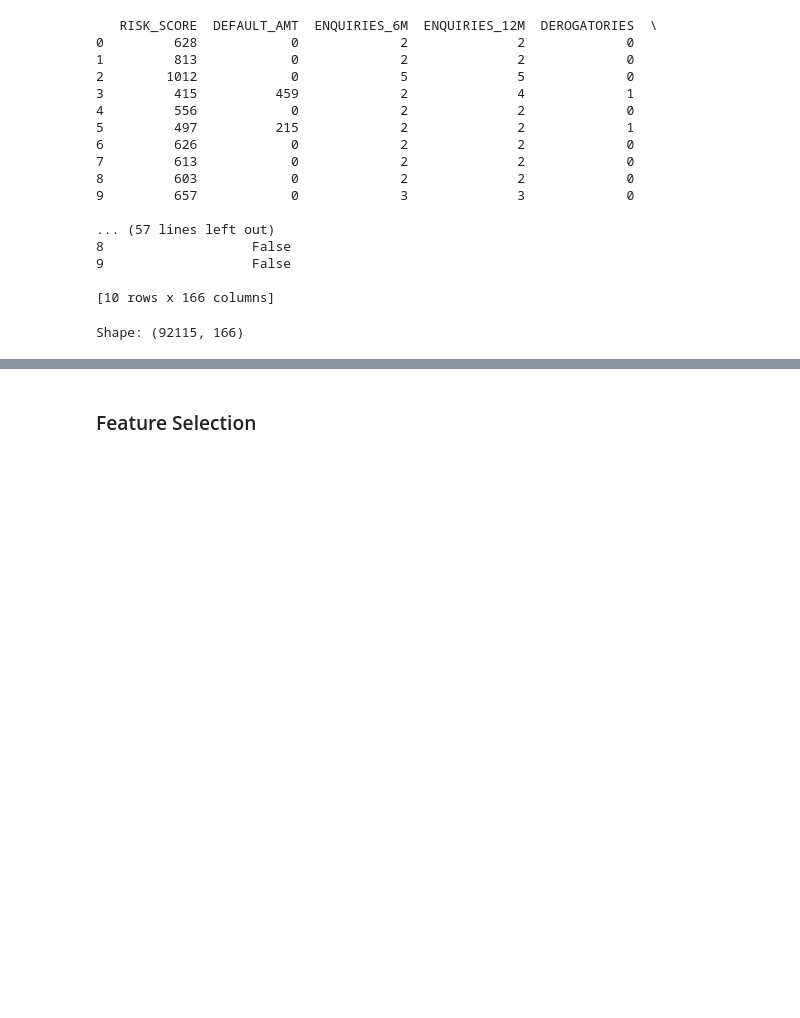
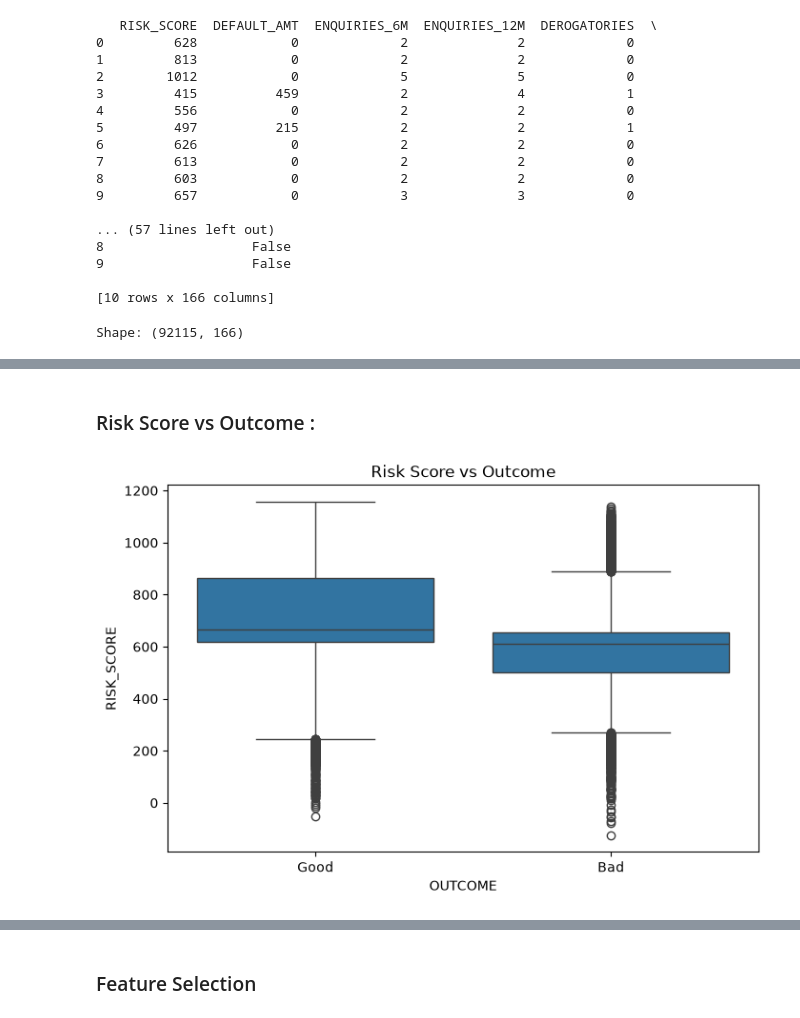
Before and after one commit to Omprasath26/Bad_Debt_Prediction, a Jupyter notebook: main.ipynb, the cells around one changed output, grey strips where cells are left out. Saved outputs shown, nothing was run; the diff lists cells and outputs as text; code cells hidden in the pictures; blank space fills up the shorter version.

```diff
--- a/main.ipynb
+++ b/main.ipynb
@@ -645,0 +695,15 @@ Shape: (92115, 166)
+# %% [markdown]
+### Risk Score vs Outcome :
+# %%
+plt.figure(figsize=(8,5))
+
+sns.boxplot(
+    data=merged_df,
+    x="OUTCOME",
+    y="RISK_SCORE"
+)
+
+plt.title("Risk Score vs Outcome")
+plt.show()
+# %% [output]
+[figure, added]
```
Also changed, not shown: parts of 14 cells of this notebook, 1 other file.
